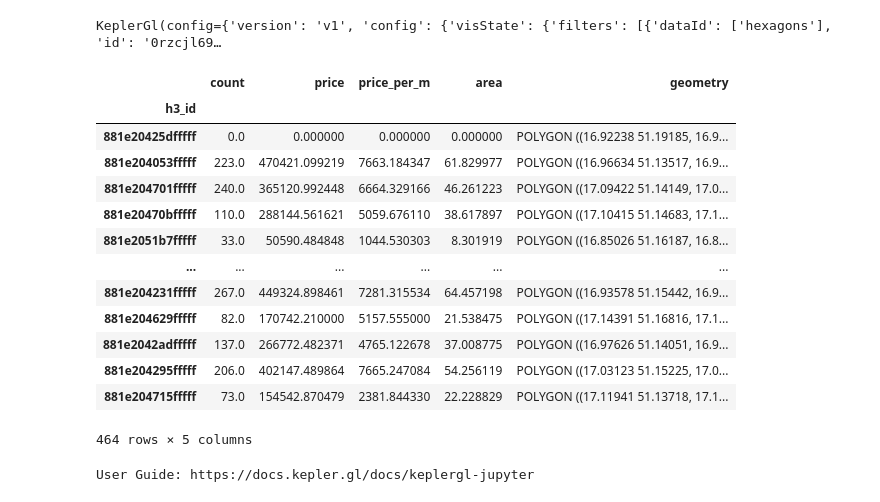
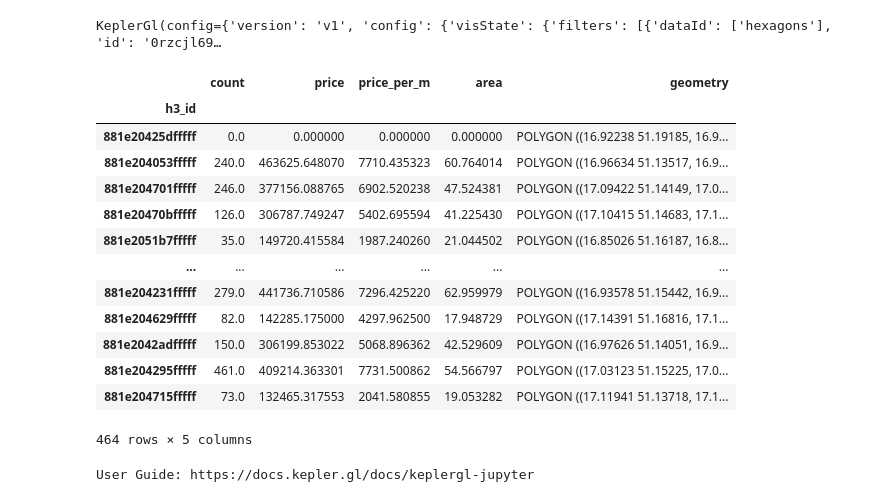
Before and after one commit to EmbeddML/relocation-recommendation, a Jupyter notebook: notebooks/otodom.ipynb, the cells around one changed output. Saved outputs shown, nothing was run; the diff lists cells and outputs as text; code cells hidden in the pictures.

```diff
--- a/notebooks/otodom.ipynb
+++ b/notebooks/otodom.ipynb
@@ -158,28 +158,28 @@ with open(kepler_config_price_per_m_path, "w") as f:
 # %%
 gdf_smoothed = gdf_grouped.copy()
 gdf_smoothed["hex_id"] = gdf_smoothed.index
-gdf_smoothed["neighbour_id"] = gdf_smoothed["hex_id"].apply(lambda hex_id: list(h3.k_ring_distances(hex_id, 1)[1]))
+gdf_smoothed["neighbour_id"] = gdf_smoothed["hex_id"].apply(lambda hex_id: list(h3.k_ring(hex_id, 1)))
 gdf_smoothed.drop(columns="hex_id", inplace=True)
 gdf_smoothed = gdf_smoothed.explode(column="neighbour_id")
 
 agg_function_columns_smooth = agg_function_columns.copy()
 agg_function_columns_smooth["count"] = "sum"
 gdf_smoothed = gpd.GeoDataFrame(gdf_smoothed.groupby(by="neighbour_id").agg(agg_function_columns_smooth).rename_axis("h3_id").join(hexagons, how="right").fillna(0))
 gdf_smoothed
 # %% [output]
 |  | count | price | price_per_m | area | geometry |
 | h3_id |  |  |  |  |  |
 | 881e20425dfffff | 0.0 | 0.000000 | 0.000000 | 0.000000 | POLYGON ((16.92238 51.19185, 16.9... |
-| 881e204053fffff | 223.0 | 470421.099219 | 7663.184347 | 61.829977 | POLYGON ((16.96634 51.13517, 16.9... |
-| 881e204701fffff | 240.0 | 365120.992448 | 6664.329166 | 46.261223 | POLYGON ((17.09422 51.14149, 17.0... |
-| 881e20470bfffff | 110.0 | 288144.561621 | 5059.676110 | 38.617897 | POLYGON ((17.10415 51.14683, 17.1... |
-| 881e2051b7fffff | 33.0 | 50590.484848 | 1044.530303 | 8.301919 | POLYGON ((16.85026 51.16187, 16.8... |
+| 881e204053fffff | 240.0 | 463625.648070 | 7710.435323 | 60.764014 | POLYGON ((16.96634 51.13517, 16.9... |
+| 881e204701fffff | 246.0 | 377156.088765 | 6902.520238 | 47.524381 | POLYGON ((17.09422 51.14149, 17.0... |
+| 881e20470bfffff | 126.0 | 306787.749247 | 5402.695594 | 41.225430 | POLYGON ((17.10415 51.14683, 17.1... |
+| 881e2051b7fffff | 35.0 | 149720.415584 | 1987.240260 | 21.044502 | POLYGON ((16.85026 51.16187, 16.8... |
 | ... | ... | ... | ... | ... | ... |
-| 881e204231fffff | 267.0 | 449324.898461 | 7281.315534 | 64.457198 | POLYGON ((16.93578 51.15442, 16.9... |
-| 881e204629fffff | 82.0 | 170742.210000 | 5157.555000 | 21.538475 | POLYGON ((17.14391 51.16816, 17.1... |
-| 881e2042adfffff | 137.0 | 266772.482371 | 4765.122678 | 37.008775 | POLYGON ((16.97626 51.14051, 16.9... |
-| 881e204295fffff | 206.0 | 402147.489864 | 7665.247084 | 54.256119 | POLYGON ((17.03123 51.15225, 17.0... |
-| 881e204715fffff | 73.0 | 154542.870479 | 2381.844330 | 22.228829 | POLYGON ((17.11941 51.13718, 17.1... |
+| 881e204231fffff | 279.0 | 441736.710586 | 7296.425220 | 62.959979 | POLYGON ((16.93578 51.15442, 16.9... |
+| 881e204629fffff | 82.0 | 142285.175000 | 4297.962500 | 17.948729 | POLYGON ((17.14391 51.16816, 17.1... |
+| 881e2042adfffff | 150.0 | 306199.853022 | 5068.896362 | 42.529609 | POLYGON ((16.97626 51.14051, 16.9... |
+| 881e204295fffff | 461.0 | 409214.363301 | 7731.500862 | 54.566797 | POLYGON ((17.03123 51.15225, 17.0... |
+| 881e204715fffff | 73.0 | 132465.317553 | 2041.580855 | 19.053282 | POLYGON ((17.11941 51.13718, 17.1... |
 464 rows × 5 columns
 # %%
 kepler_config_price_per_m_path = KEPLER_DIR.joinpath("kepler_config_price_per_m.json")
```
Also changed, not shown: parts of 1 cell of this notebook, 1 other file.
